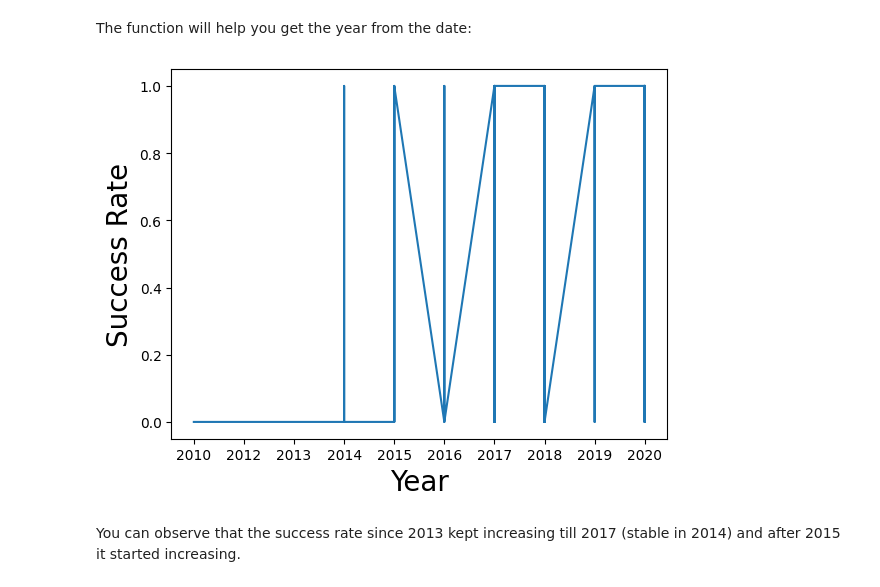
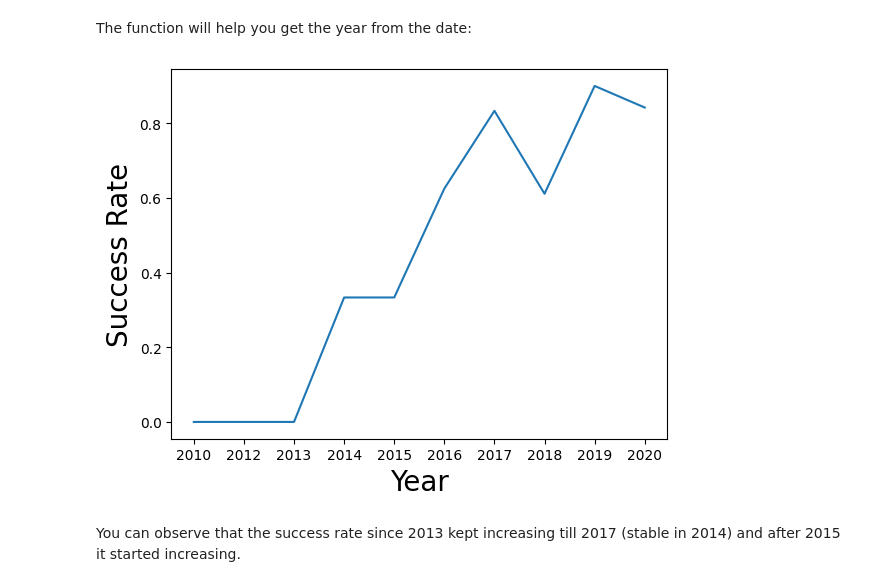
Before and after one commit to Akeeal/Applied-Data-Science-Capstone, a Jupyter notebook: jupyter-labs-eda-dataviz-v2.ipynb, the cells around one changed output. Drawn from its saved outputs; the diff is of its cells as text; code cells hidden in the pictures.

```diff
--- a/jupyter-labs-eda-dataviz-v2.ipynb
+++ b/jupyter-labs-eda-dataviz-v2.ipynb
@@ -192,18 +192,23 @@ def Extract_year(date):
     return year
 # %%
 # Plot a line chart with x axis to be the extracted year and y axis to be the success rate
+# Extract the year from the date column
 year = []
 def Extract_year(date):
     for i in df["Date"]:
         year.append(i.split("-")[0])
     return year
 
-plt.plot(Extract_year(df["Date"]), df["Class"])
+# Calculate the success rate for each year
+success_rate = df.groupby(Extract_year(df["Date"]))["Class"].mean()
+
+# Plot the success rate over time
+plt.plot(success_rate.index, success_rate.values)
 plt.xlabel("Year", fontsize=20)
 plt.ylabel("Success Rate", fontsize=20)
 plt.show()
 # %% [output]
-[figure, old version]
+[figure, new version]
 # %% [markdown]
 You can observe that the success rate since 2013 kept increasing till 2017 (stable in 2014) and after 2015 it started increasing.
 # %% [markdown]
```
Also changed, not shown: parts of 5 cells of this notebook, 8 other files.
